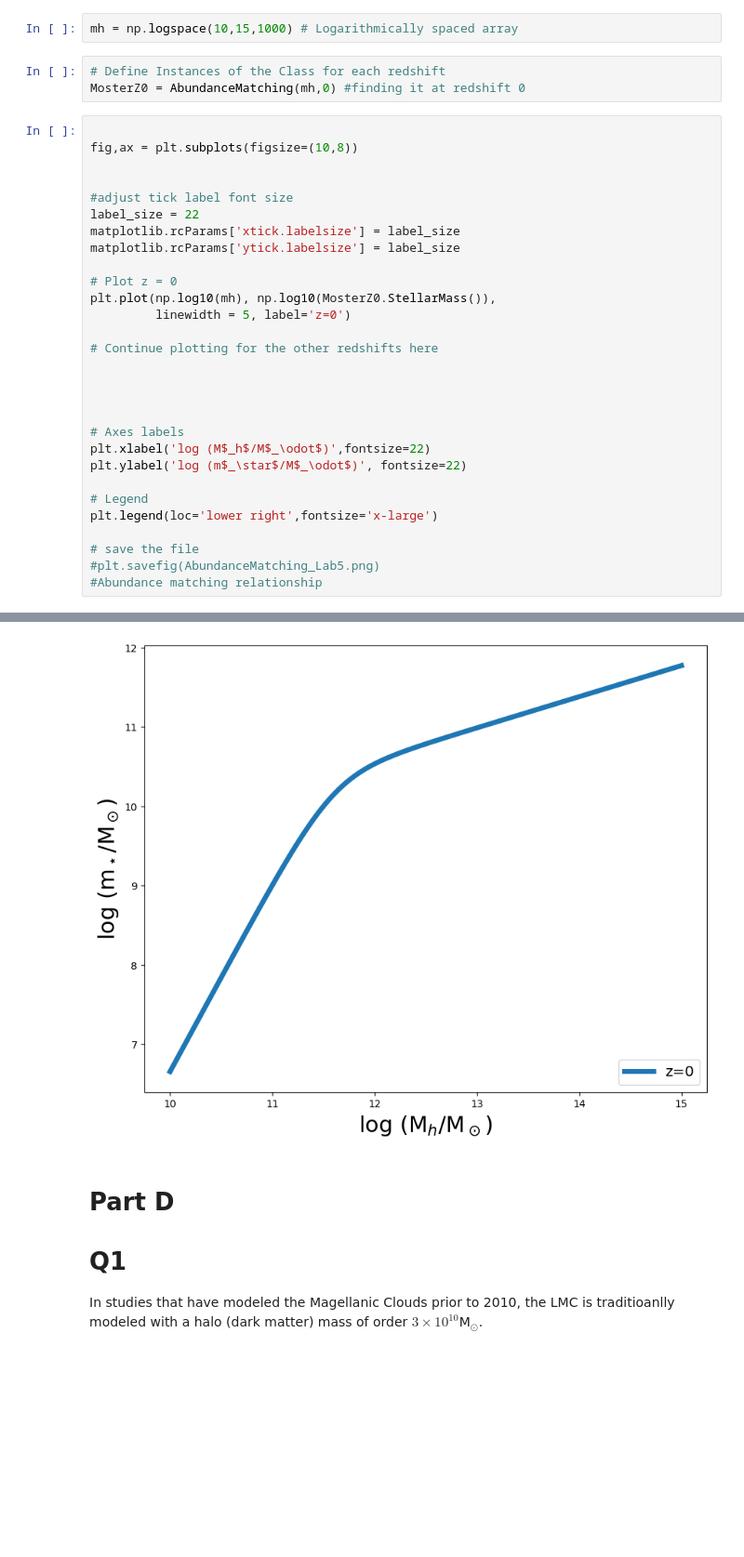
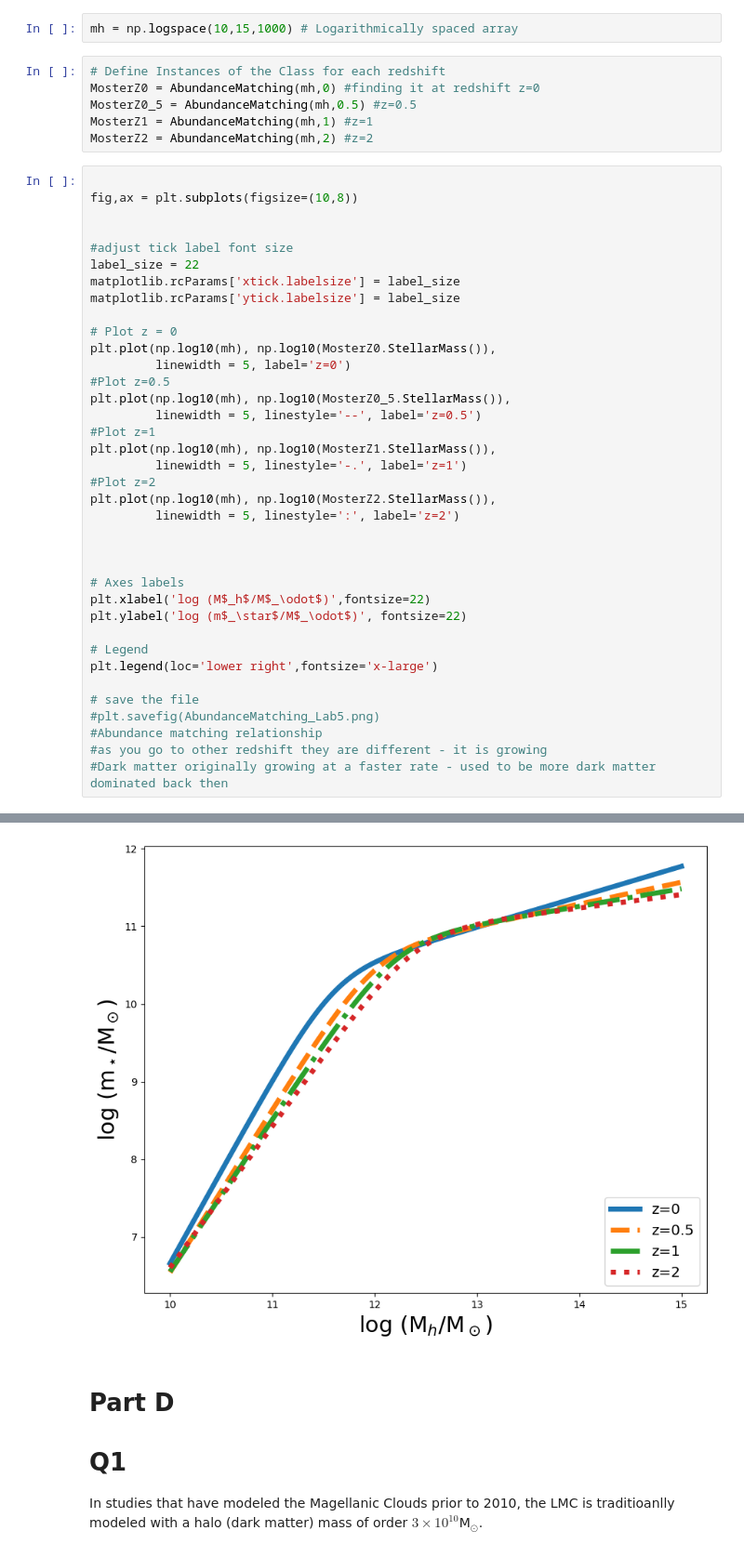
Before and after one commit to lainekkowalski/ASTR-400B-Repository, a Jupyter notebook: Labs/Lab5/Lab5.ipynb, the cells around one changed output, grey strips where cells are left out. Shown at 93% size. Cells and saved outputs as stored; diff of their text form; blank space fills up the shorter version.

```diff
--- a/Labs/Lab5/Lab5.ipynb
+++ b/Labs/Lab5/Lab5.ipynb
@@ -216,39 +216,50 @@ Plot this for z=0, 0.5, 1, 2
 mh = np.logspace(10,15,1000) # Logarithmically spaced array
 # %%
 # Define Instances of the Class for each redshift
-MosterZ0 = AbundanceMatching(mh,0) #finding it at redshift 0
+MosterZ0 = AbundanceMatching(mh,0) #finding it at redshift z=0
+MosterZ0_5 = AbundanceMatching(mh,0.5) #z=0.5
+MosterZ1 = AbundanceMatching(mh,1) #z=1
+MosterZ2 = AbundanceMatching(mh,2) #z=2
 # %%
 
 fig,ax = plt.subplots(figsize=(10,8))
 
 
 #adjust tick label font size
 label_size = 22
 matplotlib.rcParams['xtick.labelsize'] = label_size
 matplotlib.rcParams['ytick.labelsize'] = label_size
 
 # Plot z = 0
 plt.plot(np.log10(mh), np.log10(MosterZ0.StellarMass()),
          linewidth = 5, label='z=0')
-
-# Continue plotting for the other redshifts here
-
+#Plot z=0.5
+plt.plot(np.log10(mh), np.log10(MosterZ0_5.StellarMass()),
+         linewidth = 5, linestyle='--', label='z=0.5')
+#Plot z=1
+plt.plot(np.log10(mh), np.log10(MosterZ1.StellarMass()),
+         linewidth = 5, linestyle='-.', label='z=1')
+#Plot z=2
+plt.plot(np.log10(mh), np.log10(MosterZ2.StellarMass()),
+         linewidth = 5, linestyle=':', label='z=2')
 
 
 
 # Axes labels
 plt.xlabel('log (M$_h$/M$_\odot$)',fontsize=22)
 plt.ylabel('log (m$_\star$/M$_\odot$)', fontsize=22)
 
 # Legend
 plt.legend(loc='lower right',fontsize='x-large')
 
 # save the file
 #plt.savefig(AbundanceMatching_Lab5.png)
 #Abundance matching relationship
+#as you go to other redshift they are different - it is growing
+#Dark matter originally growing at a faster rate - used to be more dark matter dominated back then
 # %% [output]
 <matplotlib.legend.Legend at 0x...>
-[figure, old version]
+[figure, new version]
 # %% [markdown]
 # Part D
 
```
Also changed, not shown: parts of 10 cells of this notebook.
